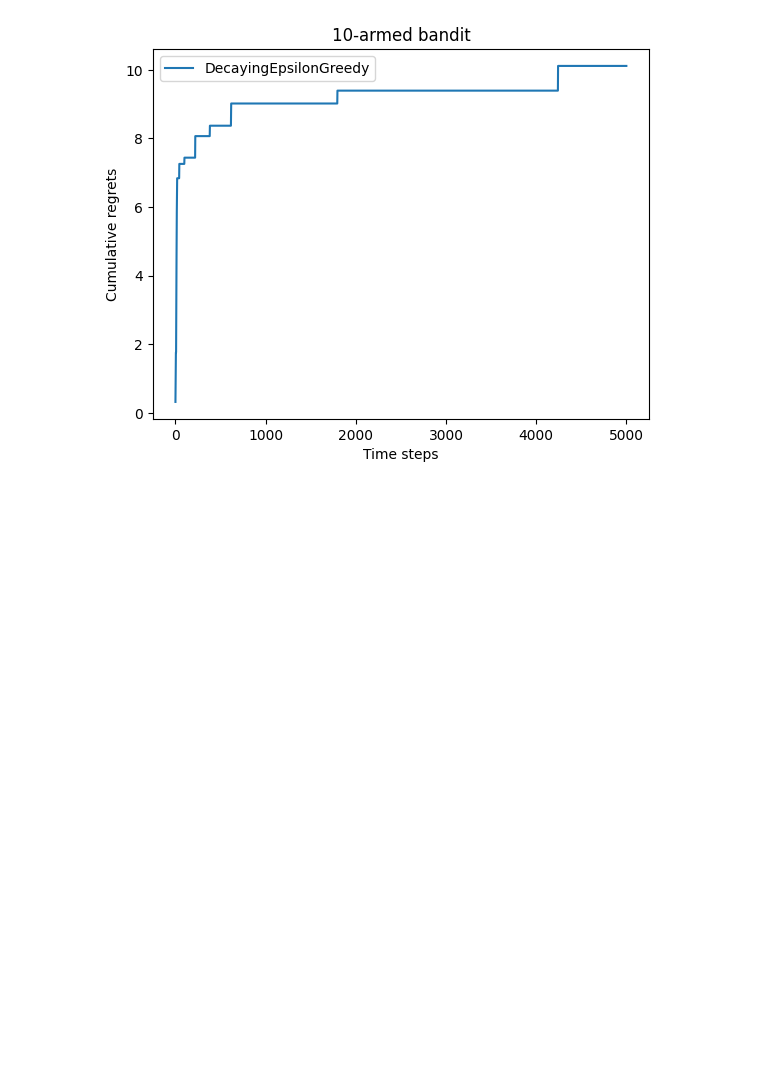
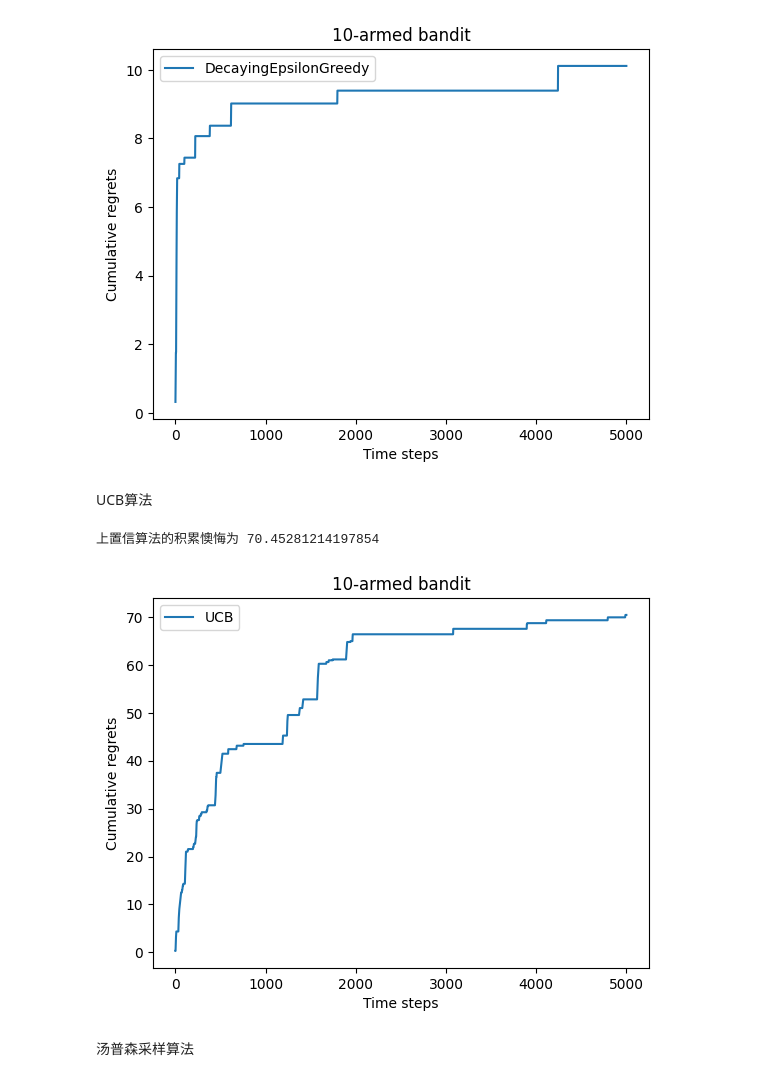
Before and after one commit to Ricardo-shuo-liu/ricaro_learning_codes, a Jupyter notebook: Reinforcement_Learning/basic/MAB.ipynb, the cells around one changed output. Saved outputs shown, nothing was run; the diff lists cells and outputs as text; code cells hidden in the pictures; blank space fills up the shorter version.

```diff
--- a/Reinforcement_Learning/basic/MAB.ipynb
+++ b/Reinforcement_Learning/basic/MAB.ipynb
@@ -130,3 +130,33 @@ plot_results([decaying_epsilon_greedy_solver],["DecayingEpsilonGreedy"])
 # %% [output]
 epsilon的累积懊悔为： 10.114334931260183
 [figure]
+# %% [markdown]
+UCB算法
+# %%
+class UCB(Solver):
+    """ UCB算法 """
+    def __init__(self, bandit,coef,init_prob=1.0):
+        super().__init__(bandit)
+        self.total_coumt = 0
+        self.estimates = np.array([init_prob]*self.bandit.k)
+        self.coef = coef
+
+    def run_one_step(self):
+        self.total_coumt += 1
+        ucb = self.estimates + self.coef*np.sqrt(np.log(self.total_coumt) / (2*(self.counts + 1)))
+        k = np.argmax(ucb)
+        r  = self.bandit.step(k)
+        self.estimates[k] += 1./ (self.counts[k] + 1)*(r - self.estimates[k])
+        return k
+# %%
+np.random.seed(1)
+coef = 1
+ucb_solver = UCB(bandit=bandit_10_arm,coef=coef)
+ucb_solver.run(5000)
+print("上置信算法的积累懊悔为",ucb_solver.regret)
+plot_results([ucb_solver],["UCB"])
+# %% [output]
+上置信算法的积累懊悔为 70.45281214197854
+[figure, added]
+# %% [markdown]
+汤普森采样算法
```
Also changed, not shown: parts of 3 cells of this notebook, 6 other files.
